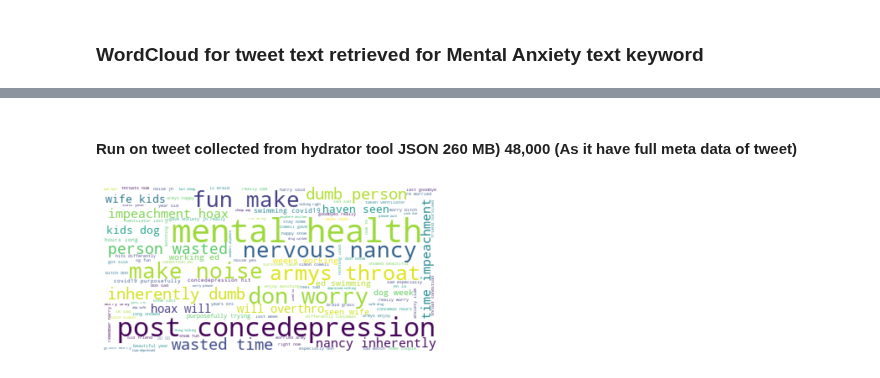
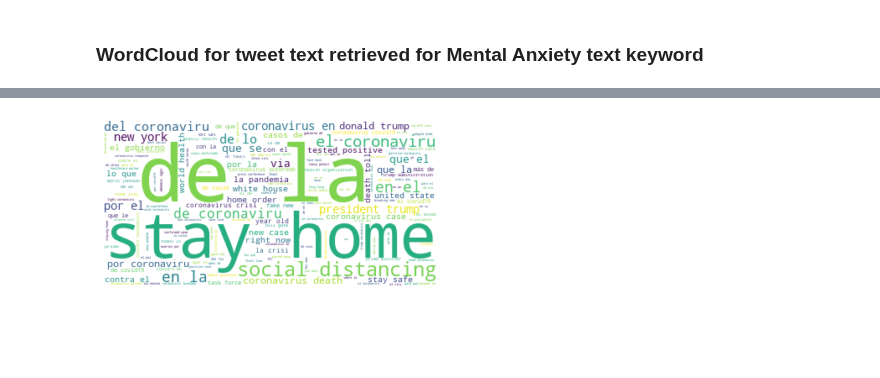
Before and after one commit to aiformankind/covid-19-hackathon, a Jupyter notebook: social-network-mining/VisualMentalAnxeity.ipynb, the cells around one changed output, grey strips where cells are left out. Cells and saved outputs as stored; diff of their text form; code cells hidden in the pictures; blank space fills up the shorter version.

```diff
--- a/social-network-mining/VisualMentalAnxeity.ipynb
+++ b/social-network-mining/VisualMentalAnxeity.ipynb
@@ -26,2 +13,0 @@ streamed_tweet = get_df_from_json(tweet_json)
-# %% [markdown]
-#### Run on tweet collected from hydrator tool JSON 260 MB) 48,000 (As it have full meta data of tweet)
@@ -31,7 +14,7 @@ df_hydrator = get_df_from_json(tweet_json)
 # %%
-def generate_word_cloud(df):
-    df.tweetText  = df.tweetText.apply(lambda tweet: TweetUtils.process_tweet(tweet))
-    all_tweets_text =  " ".join(tweet for tweet in df.tweetText)
+def generate_word_cloud(data):
+    data["full_text"]  = data["full_text"].apply(lambda tweet: TweetUtils.process_tweet(tweet))
+    all_tweets_text =  " ".join(tweet for tweet in data.loc[:, "full_text"])
     stopwords = set(STOPWORDS)
     stopwords.update(["covid", "covid-19", "corona", "pandemic"])
     # plt.figure(figsize=(800, 400))
@@ -39,7 +22,11 @@ def generate_word_cloud(df):
     plt.imshow(wordcloud, interpolation='bilinear')
     plt.axis("off")
     plt.show()
+# %%
+# read df from pickle
+PICKLE_FILE = "df_april_10Kph_All.pkl"
+df = pd.read_pickle(PICKLE_FILE)
 # %%
-generate_word_cloud(streamed_tweet)
+generate_word_cloud(df)
 # %% [output]
-[figure, old version]
+[figure, new version]
```
Also changed, not shown: parts of 16 cells of this notebook, 2 other files.
